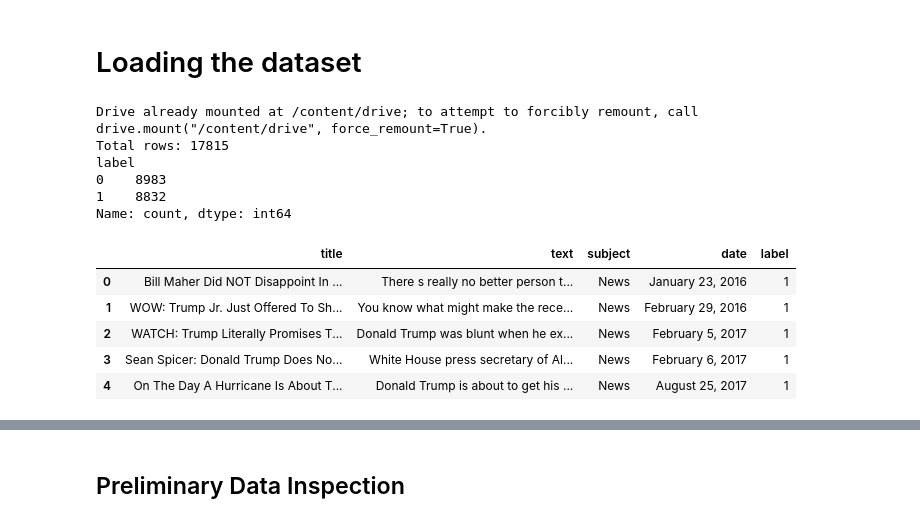
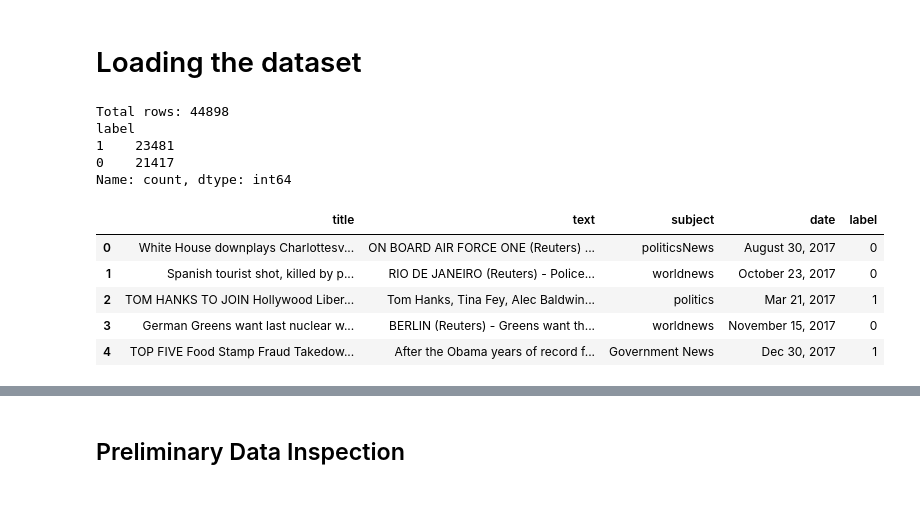
Before and after one commit to pulindu-seniya-silva/Fake-News-Detection-NLP, a Jupyter notebook: Fake_News_detection.ipynb, the cells around one changed output, grey strips where cells are left out. Saved outputs shown, nothing was run; the diff lists cells and outputs as text; code cells hidden in the pictures.

```diff
--- a/Fake_News_detection.ipynb
+++ b/Fake_News_detection.ipynb
@@ -40,45 +40,41 @@ import pandas as pd
 import numpy as np
 import matplotlib.pyplot as plt
 import seaborn as sns
 import re
-# Mount Google Drive (if the file is there)
-from google.colab import drive
-drive.mount('/content/drive')
 
 # 1. Load both files
 # Added engine='python' to handle potential parsing issues with CSV files
 df_fake = pd.read_csv('Fake.csv', engine='python', encoding='utf-8', on_bad_lines='skip')
 df_true = pd.read_csv('True.csv', engine='python', encoding='utf-8', on_bad_lines='skip')
 
 # 2. Assign labels manually (since the files don't have a 'label' column)
 df_fake['label'] = 1  # 1 for Fake
 df_true['label'] = 0  # 0 for Real
 
 # 3. Combine them into one big dataframe
 df = pd.concat([df_fake, df_true], axis=0).reset_index(drop=True)
 
 # 4. Shuffle the data (Very Important!)
 # If you don't shuffle, the model sees all Fake news first and then all Real news,
 # which confuses the training process.
 from sklearn.utils import shuffle
 df = shuffle(df).reset_index(drop=True)
 
 print(f"Total rows: {len(df)}")
 print(df['label'].value_counts())
 df.head()
 # %% [output]
-Drive already mounted at /content/drive; to attempt to forcibly remount, call drive.mount("/content/drive", force_remount=True).
-Total rows: 17815
+Total rows: 44898
 label
-0    8983
-1    8832
+1    23481
+0    21417
 Name: count, dtype: int64
 |  | title | text | subject | date | label |
-| 0 | Bill Maher Did NOT Disappoint In ... | There s really no better person t... | News | January 23, 2016 | 1 |
-| 1 | WOW: Trump Jr. Just Offered To Sh... | You know what might make the rece... | News | February 29, 2016 | 1 |
-| 2 | WATCH: Trump Literally Promises T... | Donald Trump was blunt when he ex... | News | February 5, 2017 | 1 |
-| 3 | Sean Spicer: Donald Trump Does No... | White House press secretary of Al... | News | February 6, 2017 | 1 |
-| 4 | On The Day A Hurricane Is About T... | Donald Trump is about to get his ... | News | August 25, 2017 | 1 |
+| 0 | White House downplays Charlottesv... | ON BOARD AIR FORCE ONE (Reuters) ... | politicsNews | August 30, 2017 | 0 |
+| 1 | Spanish tourist shot, killed by p... | RIO DE JANEIRO (Reuters) - Police... | worldnews | October 23, 2017 | 0 |
+| 2 | TOM HANKS TO JOIN Hollywood Liber... | Tom Hanks, Tina Fey, Alec Baldwin... | politics | Mar 21, 2017 | 1 |
+| 3 | German Greens want last nuclear w... | BERLIN (Reuters) - Greens want th... | worldnews | November 15, 2017 | 0 |
+| 4 | TOP FIVE Food Stamp Fraud Takedow... | After the Obama years of record f... | Government News | Dec 30, 2017 | 1 |
 # %%
 print("\nDataset Info:")
 df.info()
```
Also changed, not shown: parts of 15 cells of this notebook.
